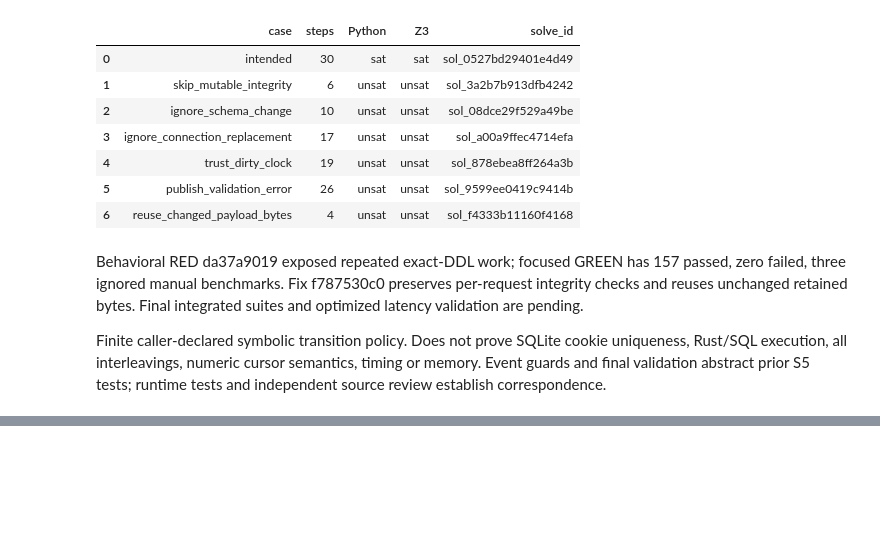
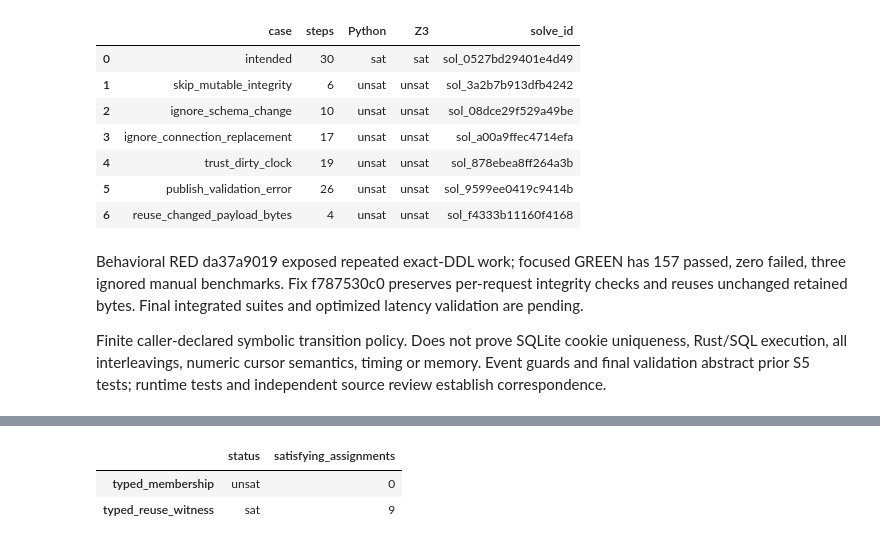
Before and after one commit to getspur/SpurCode, a Jupyter notebook: spur-64019-performance-20261009.ipynb, the cells around one changed output, grey strips where cells are left out. Saved outputs shown, nothing was run; the diff lists cells and outputs as text; code cells hidden in the pictures; blank space fills up the shorter version.

Commit message:
docs(perf): S7 record integrated TDD and notebook acceptance

```diff
--- a/spur-64019-performance-20261009.ipynb
+++ b/spur-64019-performance-20261009.ipynb
@@ -1707,3 +1707,99 @@ Measured in the original S7 baseline fixture before the two read-only optimizati
 | 2 | 2 | 7041024.0 | 2183632.0 | 400.0 | 36864.0 | 114688.0 |
 Insert batches use 200 small unlabeled rows, not representative full issue creation. Update batches mutate status/priority for 200 seeded rows. Journal rows cover IDs touched by those update/insert batches; footprint is table-plus-index allocation and excludes clock/schema overhead. WAL is final file allocation, not cumulative bytes written. These are batch timings on one synthetic fixture, not a single-edit latency or live CPU estimate.
 1952
+# %%
+import hashlib, itertools, json, re, subprocess
+from pathlib import Path
+import pandas as pd
+from IPython.display import display, Markdown
+
+repo = Path("/Volumes/Projects/spur")
+evidence = repo / "docs/performance/2026-10-09-spur-64019/implementation-tdd"
+report = repo / "docs/performance/2026-10-09-issue-reads-implementation"
+verification = json.loads((evidence / "s7-final-verification.json").read_text())
+assert verification["stage"] == "approved_integrated_verified"
+checks = []
+for check in verification["checks"]:
+    raw = (evidence / check["artifact"]).read_bytes()
+    assert hashlib.sha256(raw).hexdigest() == check["sha256"]
+    assert check["receipt"]["exit_status"] == 0
+    totals = re.findall(r"test result: ok\. (\d+) passed; (\d+) failed; (\d+) ignored;", raw.decode())
+    if check["passed"]:
+        assert [sum(int(row[i]) for row in totals) for i in range(3)] == [check["passed"], check["failed"], check["ignored"]]
+    checks.append({k:check[k] for k in ("check", "passed", "failed", "ignored")})
+assert sum(c["passed"] for c in checks) == verification["passed"] == 497
+assert sum(c["ignored"] for c in checks) == verification["ignored"] == 5
+integration = verification["integration"]
+assert not subprocess.check_output(["git", "diff", verification["tested_production_commit"], integration["commit"], "--", "crates", "Cargo.lock"], cwd=repo)
+
+# Independently evaluate supplied finite workflow traces; no Rust correctness claim.
+post = json.loads((report / "solver-post.json").read_text())
+def trace_passes(request):
+    f = request["facts"]
+    edges = {(e["step"], e["from"], e["event"], e["to"]) for e in f["enabled_transitions"]}
+    for trace in f["traces"].values():
+        states, events = trace["states"], trace["events"]
+        assert len(events) == f["horizon"] and len(states) == len(events) + 1
+        if states[0] not in f["initial_states"] or any(s not in f["safe_states"] for s in states):
+            return False
+        if any((i, states[i], event, states[i+1]) not in edges for i,event in enumerate(events)):
+            return False
+    return True
+policy_rows = []
+for case in post["catalog_cases"]:
+    expected = case["expected"] == "pass"
+    actual = trace_passes(case["request"])
+    assert actual == expected == (case["result"]["outcome"] == "pass")
+    policy_rows.append({"policy":case["stage"], "case":case["name"], "Python":"pass" if actual else "rejected", "solver":case["result"]["status"]})
+for case in post["final_catalog"]:
+    assert trace_passes(case["request"]) and case["result"]["outcome"] == "pass"
+
+# Exhaustive enumeration is small for the declared one-candidate, finite value model.
+def expression(e, env):
+    if e["kind"] == "var":
+        return env[e["name"]]
+    if e["kind"] in ("bool", "int"):
+        return e["value"]
+    args = [expression(a, env) for a in e["args"]]
+    op = e["op"]
+    if op == "and": return all(args)
+    if op == "or": return any(args)
+    if op == "not": return not args[0]
+    if op == "eq": return args[0] == args[1]
+    if op == "ne": return args[0] != args[1]
+    raise ValueError(op)
+typed_results = {}
+for name in ("typed_membership", "typed_reuse_witness"):
+    item = post[name]
+    request = item["request"]
+    variables = request["vars"]
+    domains = [[False, True] if v["type"] == "bool" else range(v["min"], v["max"]+1) for v in variables]
+    assert all(not c.get("soft", False) for c in request["constraints"])
+    models = 0
+    for values in itertools.product(*domains):
+        env = dict(zip([v["name"] for v in variables], values))
+        models += all(expression(c["expr"], env) for c in request["constraints"])
+    status = "sat" if models else "unsat"
+    assert status == item["result"]["status"]
+    typed_results[name] = {"status":status, "satisfying_assignments":models}
+assert typed_results["typed_membership"]["satisfying_assignments"] == 0
+assert typed_results["typed_reuse_witness"]["satisfying_assignments"] > 0
+
+display(Markdown("### Final acceptance and integration\nImplemented with preserved behavioral RED/GREEN commits and independently reviewed. All seven plan tasks are approved. Production source on main at `" + integration["commit"] + "` exactly matches the tested worker source."))
+display(pd.DataFrame(checks))
+display(pd.DataFrame(policy_rows))
+display(pd.DataFrame(typed_results).T)
+display(Markdown("**497 tests passed; 5 ignored.** Formatting and scoped strict production-library clippy passed. The dependency-inclusive lint failure in unchanged spur-graph and the initial exit-255 attempt remain recorded. Notebook Python agrees with all 23 supplied policy cases, two final trace checks, and both finite typed-model checks; the preceding S7 cell separately checks the Jev-compiled metadata policy.\n\nThe 396-open fixture improves from 1.601 to 1.107 ms with zero warm SQL payload rows. Oversized results still rebuild and were 41% slower; writes have measured feed overhead. These fixture and finite-model results do not prove live CPU gains, unbounded concurrency, or Rust correctness. The sampled live process was not rebuilt or restarted."))
+acceptance = {
+    "integration_commit":integration["commit"],
+    "tested_production_commit":verification["tested_production_commit"],
+    "source_blobs_equal":True,
+    "passed":497, "ignored":5,
+    "verified_log_hashes":len(checks),
+    "workflow_cases":len(policy_rows), "final_trace_checks":len(post["final_catalog"]),
+    "typed_checks":typed_results,
+    "notebook_id":"nb-4470abd96c58fb9921c7c523",
+    "live_process_rebuilt_or_restarted":False
+}
+_ = (evidence / "s7-notebook-final-acceptance.json").write_text(json.dumps(acceptance, indent=2)+"\n")
+# %% [output]
@@ -1709,0 +1831,3 @@ Insert batches use 200 small unlabeled rows, not representative full issue creat
+|  | status | satisfying_assignments |
+| typed_membership | unsat | 0 |
+| typed_reuse_witness | sat | 9 |
```
Also changed, not shown: parts of 3 cells of this notebook, 16 other files.
